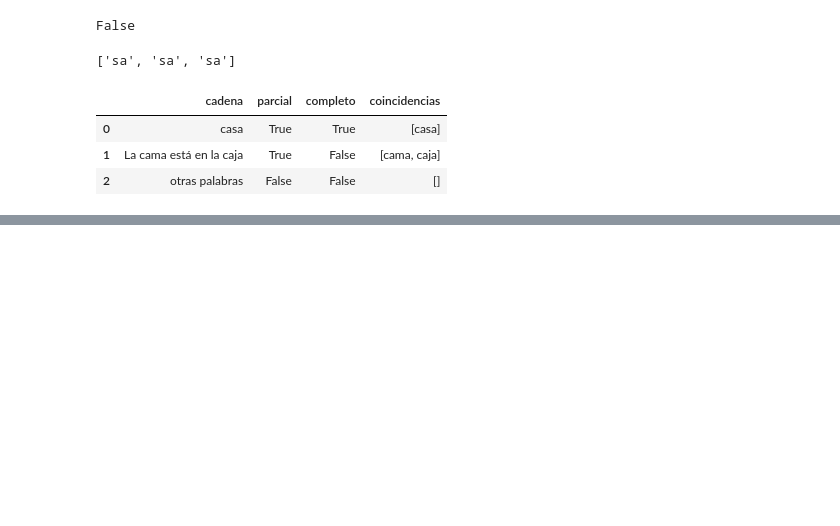
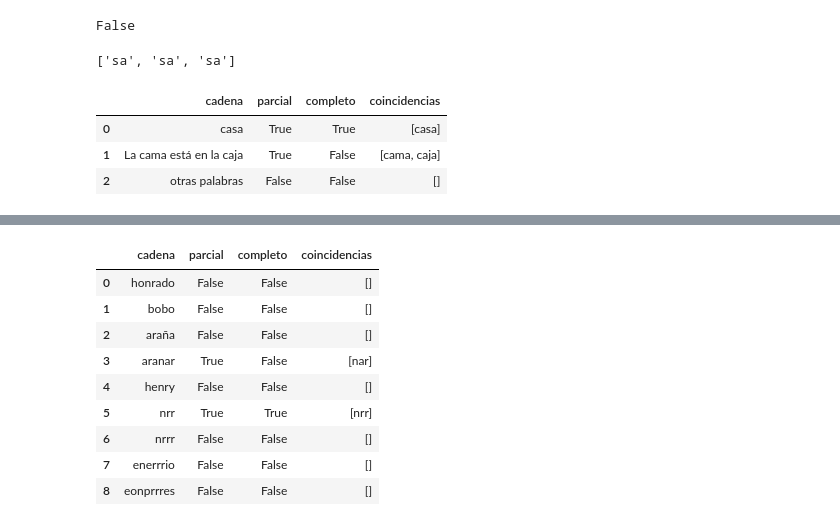
Before and after one commit to martinbedia/mineria, a Jupyter notebook: 24oct.ipynb, the cells around one changed output, grey strips where cells are left out. Drawn from its saved outputs; the diff is of its cells as text; code cells hidden in the pictures; blank space fills up the shorter version.

```diff
--- a/24oct.ipynb
+++ b/24oct.ipynb
@@ -479,0 +538,16 @@ evaluar_regex('ca.a',['casa','La cama está en la caja','otras palabras'])
+# %%
+# 5. Contiene un n seguida por cualquier cosa pero asegurando que la secuencia acaba en r
+regex = r'n.r$'
+cadenas = ['honrado', 'bobo','araña','aranar','henry','nrr','nrrr','enerrrio','eonprrres']
+evaluar_regex(regex,cadenas)
+# %% [output]
+|  | cadena | parcial | completo | coincidencias |
+| 0 | honrado | False | False | [] |
+| 1 | bobo | False | False | [] |
+| 2 | araña | False | False | [] |
+| 3 | aranar | True | False | [nar] |
+| 4 | henry | False | False | [] |
+| 5 | nrr | True | True | [nrr] |
+| 6 | nrrr | False | False | [] |
+| 7 | enerrrio | False | False | [] |
+| 8 | eonprrres | False | False | [] |
```
Also changed, not shown: parts of 8 cells of this notebook.
